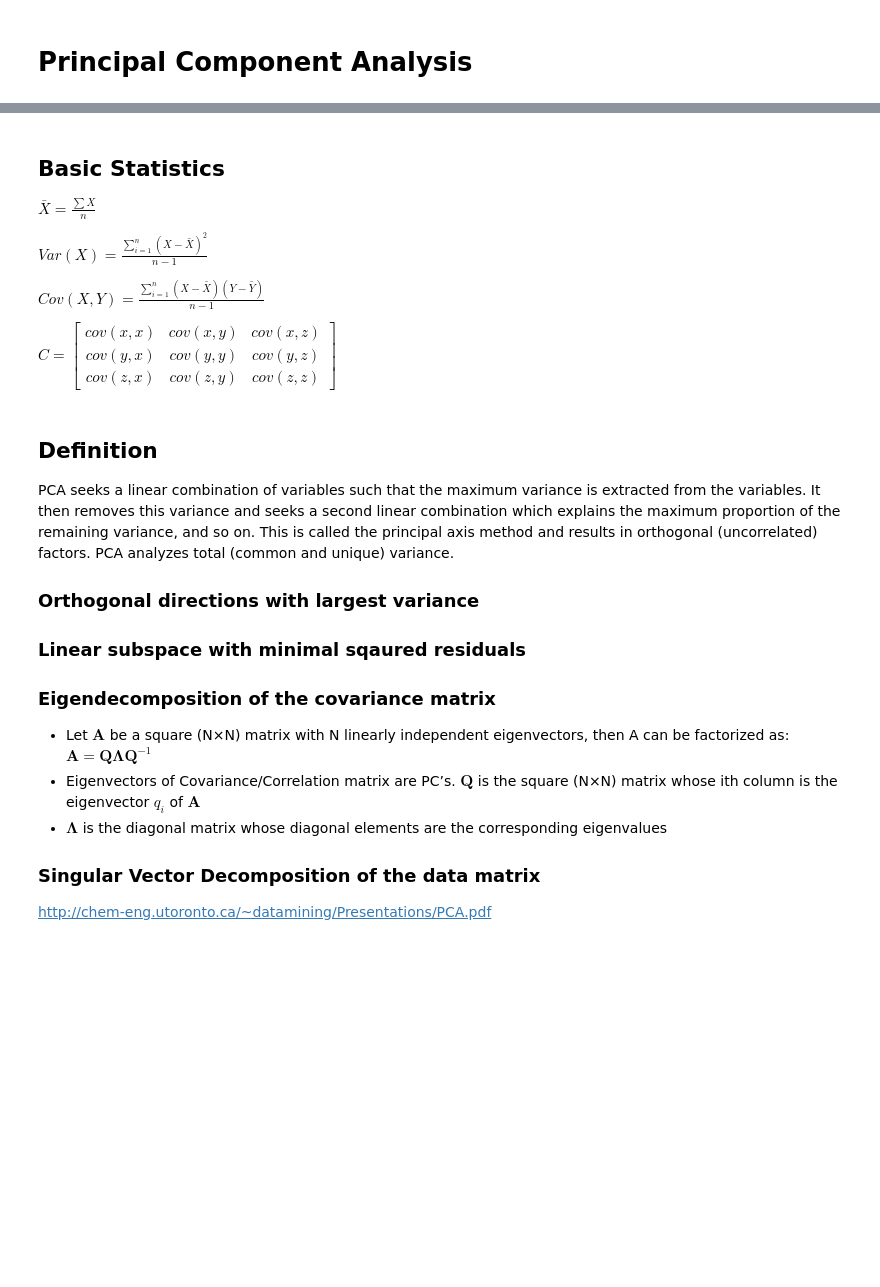
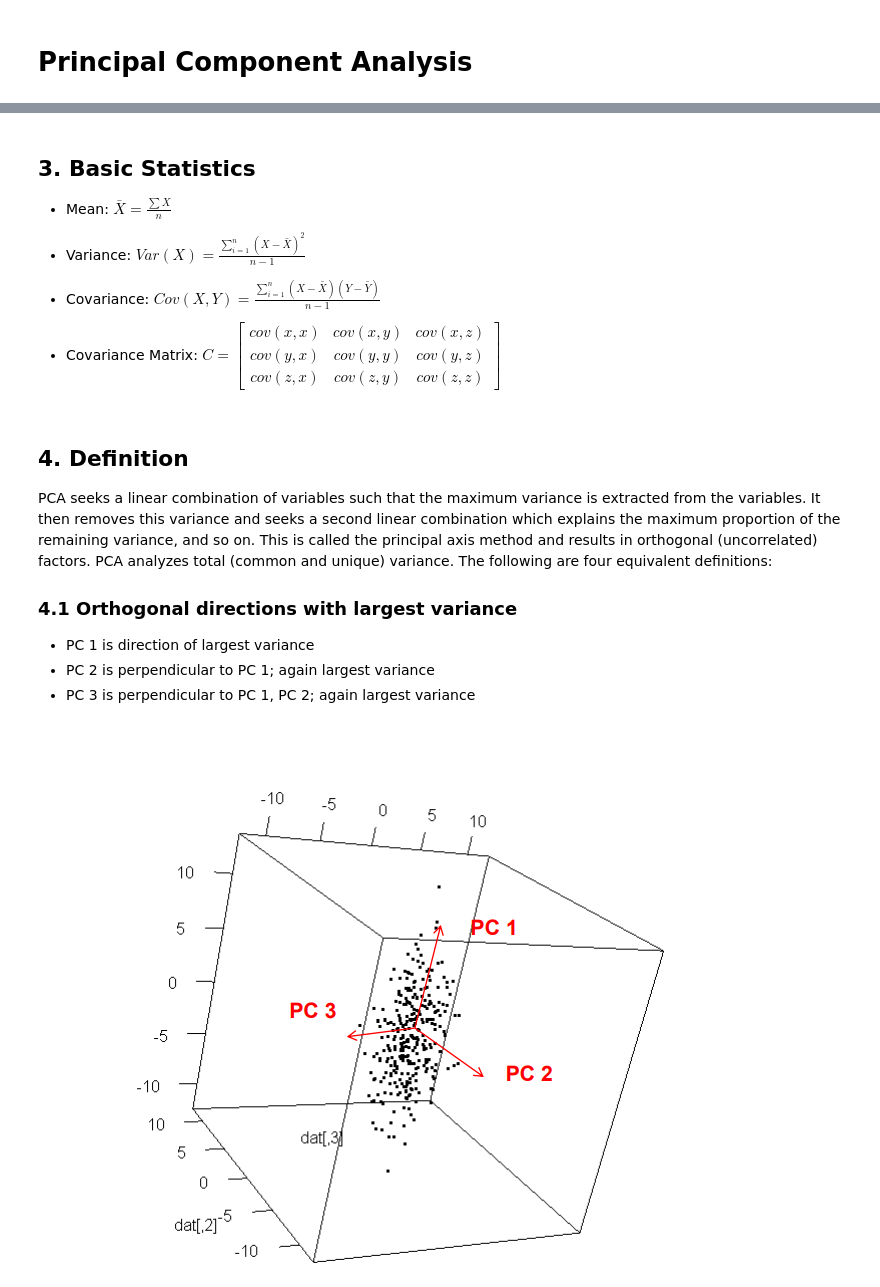
Before and after one commit to XuefeiY/Machine-Learning-Notes, a Jupyter notebook: Principal Component Analysis/Principal Component Analysis.ipynb, the cells around one changed output, grey strips where cells are left out. Drawn from its saved outputs; the diff is of its cells as text; code cells hidden in the pictures; blank space fills up the shorter version.

```diff
--- a/Principal Component Analysis/Principal Component Analysis.ipynb
+++ b/Principal Component Analysis/Principal Component Analysis.ipynb
@@ -17,31 +27,26 @@ Assumes that components with larger variance correspond to interesting dynamics
 # %% [markdown]
-## Basic Statistics
+## 3. Basic Statistics
 
-$\bar{X}=\frac{\sum{X}}{n}$
+- Mean: $\bar{X}=\frac{\sum{X}}{n}$
 
-$Var(X)=\frac{\sum_{i=1}^{n}(X-\bar{X})^2}{n-1}$
+- Variance: $Var(X)=\frac{\sum_{i=1}^{n}(X-\bar{X})^2}{n-1}$
 
-$Cov(X,Y)=\frac{\sum_{i=1}^{n}(X-\bar{X})(Y-\bar{Y})}{n-1}$
+- Covariance: $Cov(X,Y)=\frac{\sum_{i=1}^{n}(X-\bar{X})(Y-\bar{Y})}{n-1}$
 
-$C=\begin{bmatrix}cov(x,x) & cov(x,y) & cov(x,z)\\cov(y,x) & cov(y,y) & cov(y,z)\\cov(z,x) & cov(z,y) & cov(z,z)\end{bmatrix}$
+- Covariance Matrix: $C=\begin{bmatrix}cov(x,x) & cov(x,y) & cov(x,z)\\cov(y,x) & cov(y,y) & cov(y,z)\\cov(z,x) & cov(z,y) & cov(z,z)\end{bmatrix}$
 # %% [markdown]
-## Definition
+## 4. Definition
 
-PCA seeks a linear combination of variables such that the maximum variance is extracted from the variables. It then removes this variance and seeks a second linear combination which explains the maximum proportion of the remaining variance, and so on. This is called the principal axis method and results in orthogonal (uncorrelated) factors. PCA analyzes total (common and unique) variance.
+PCA seeks a linear combination of variables such that the maximum variance is extracted from the variables. It then removes this variance and seeks a second linear combination which explains the maximum proportion of the remaining variance, and so on. This is called the principal axis method and results in orthogonal (uncorrelated) factors. PCA analyzes total (common and unique) variance. The following are four equivalent definitions:
 
 
 
-### Orthogonal directions with largest variance
-
-### Linear subspace with minimal sqaured residuals
-
-### Eigendecomposition of the covariance matrix
-- Let $\mathbf{A}$ be a square (N×N) matrix with N linearly independent eigenvectors, then A can be factorized as: $\mathbf{A}=\mathbf{Q}\mathbf{\Lambda}\mathbf{Q}^{-1}  $
-- Eigenvectors of Covariance/Correlation matrix are PC’s. $\mathbf{Q}$ is the square (N×N) matrix whose ith column is the eigenvector $q_{i}$ of $\mathbf{A}$
-- $\mathbf{\Lambda}$ is the diagonal matrix whose diagonal elements are the corresponding eigenvalues
-
-
-### Singular Vector Decomposition of the data matrix
-
-
-http://chem-eng.utoronto.ca/~datamining/Presentations/PCA.pdf
+### 4.1 Orthogonal directions with largest variance
+- PC 1 is direction of largest variance
+- PC 2 is perpendicular to PC 1; again largest variance
+- PC 3 is perpendicular to PC 1, PC 2; again largest variance
+# %%
+from IPython.display import Image
+Image(filename='orthogonal directions.png')
+# %% [output]
+[figure, added]
```
Also changed, not shown: parts of 8 cells of this notebook, 1 other file.
